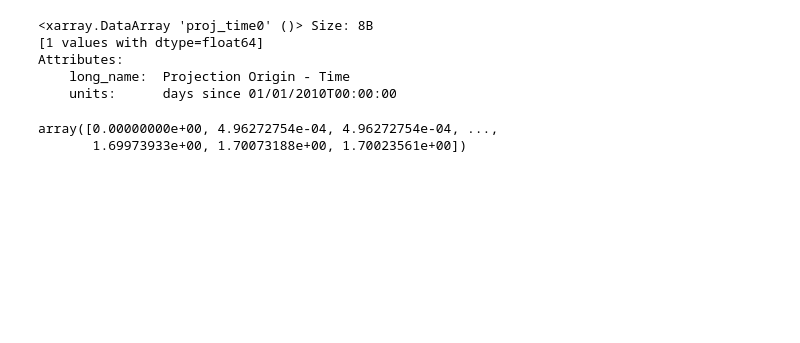
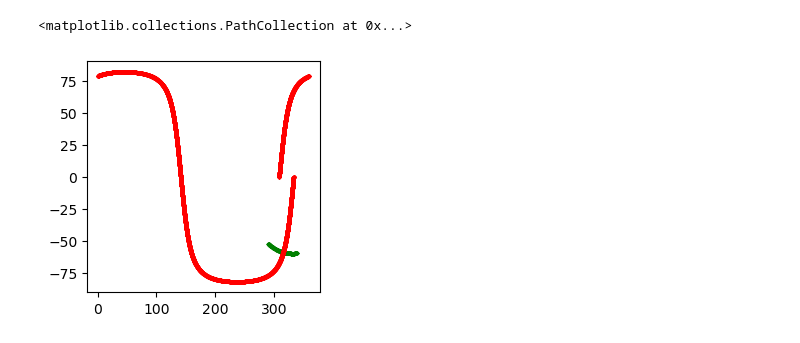
Before and after one commit to foua-pps/cloud_base, a Jupyter notebook: cbase/notebooks/plot_cloudsat_vgac.ipynb, the cells around one changed output. Cells and saved outputs as stored; diff of their text form; code cells hidden in the pictures; blank space fills up the shorter version.

```diff
--- a/cbase/notebooks/plot_cloudsat_vgac.ipynb
+++ b/cbase/notebooks/plot_cloudsat_vgac.ipynb
@@ -86,13 +0,0 @@ dict_keys(['clsat_max_height', 'longitude', 'latitude', 'imager_linnum', 'imager
-# %%
-da.proj_time0
-# %% [output]
-<xarray.DataArray 'proj_time0' ()> Size: 8B
-[1 values with dtype=float64]
-Attributes:
-    long_name:  Projection Origin - Time
-    units:      days since 01/01/2010T00:00:00
-# %%
-da.time.values
-# %% [output]
-array([0.00000000e+00, 4.96272754e-04, 4.96272754e-04, ...,
-       1.69973933e+00, 1.70073188e+00, 1.70023561e+00])
@@ -98,0 +20,16 @@ array([0.00000000e+00, 4.96272754e-04, 4.96272754e-04, ...,
+# %%
+cld = cloudsat.read_cloudsat(filename1)
+vgc = viirs.read_vgac(vgac_file1)
+# %%
+
+fig, ax = plt.subplots(1, 1, figsize=[3, 3])
+ax.scatter(vgc.longitude[2500, :]%360, vgc.latitude[2500, :], c = 'g', s=2)
+
+ax.scatter(
+    cld.longitude%360,
+    cld.latitude,
+    c="r",s=2
+)
+# %% [output]
+<matplotlib.collections.PathCollection at 0x...>
+[figure, added]
```
Also changed, not shown: parts of 49 cells of this notebook.
